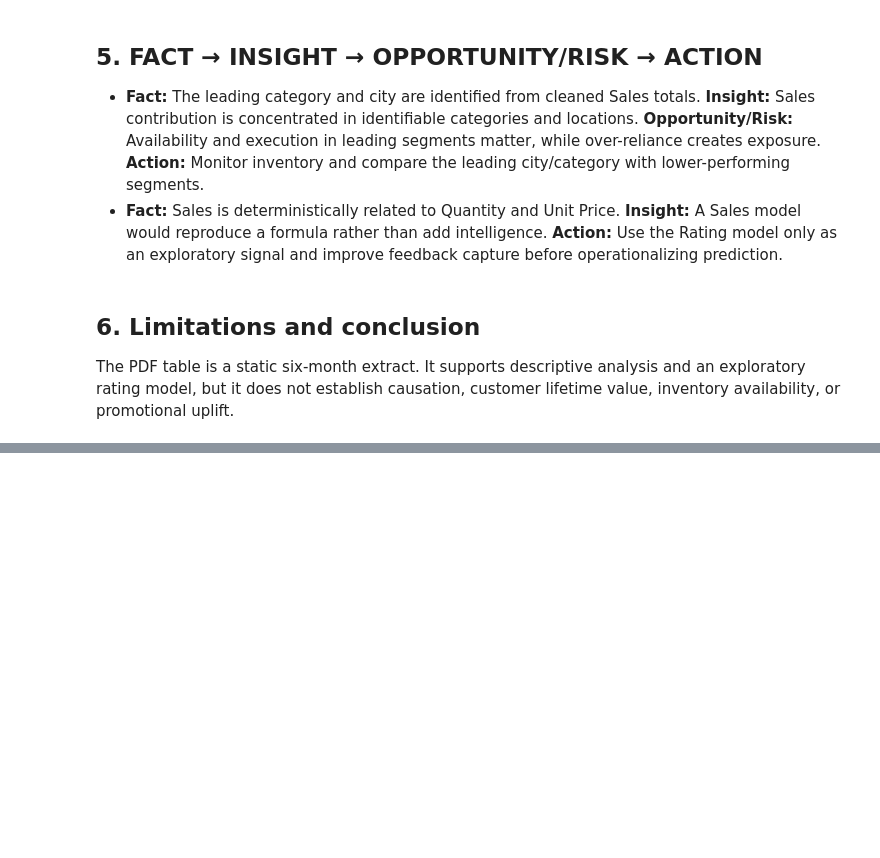
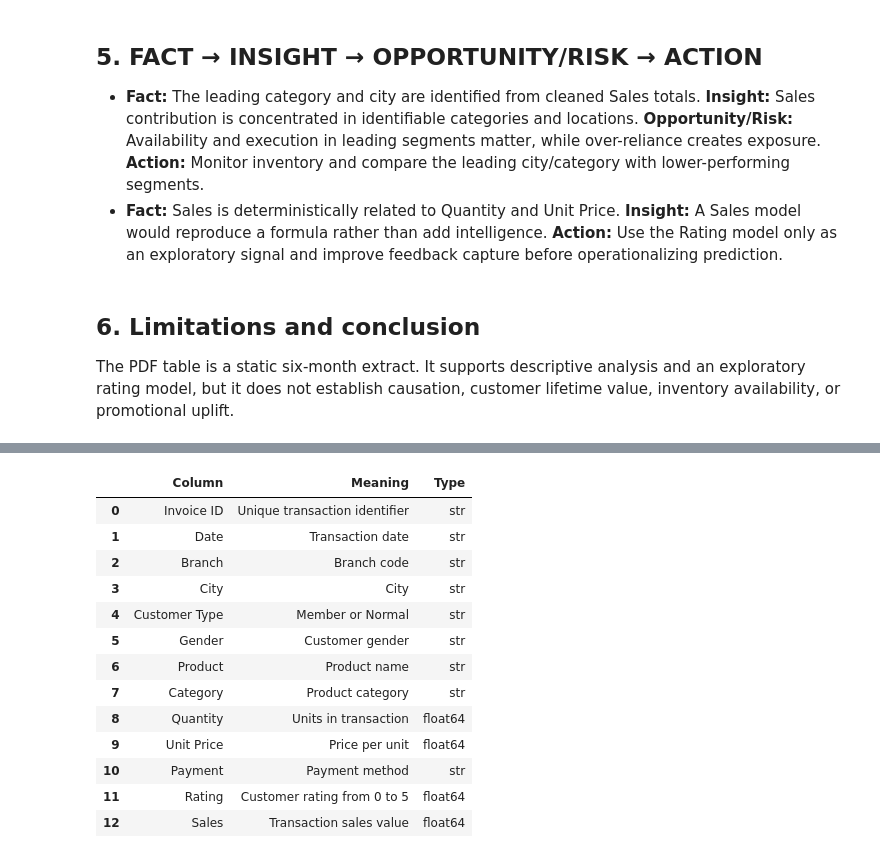
Before and after one commit to Chandhra103/SuperMarketDataAnalytics, a Jupyter notebook: SuperMarketDataAnalytics.ipynb, the cells around one changed output, grey strips where cells are left out. Cells and saved outputs as stored; diff of their text form; code cells hidden in the pictures; blank space fills up the shorter version.

```diff
--- a/SuperMarketDataAnalytics.ipynb
+++ b/SuperMarketDataAnalytics.ipynb
@@ -173,0 +186,26 @@ The PDF table is a static six-month extract. It supports descriptive analysis an
+# %%
+column_dictionary = pd.DataFrame({
+    "Column": df.columns[:13],
+    "Meaning": [
+        "Unique transaction identifier", "Transaction date", "Branch code", "City", "Member or Normal",
+        "Customer gender", "Product name", "Product category", "Units in transaction", "Price per unit",
+        "Payment method", "Customer rating from 0 to 5", "Transaction sales value"
+    ],
+    "Type": [str(df[c].dtype) for c in df.columns[:13]]
+})
+display(column_dictionary)
+# %% [output]
+|  | Column | Meaning | Type |
+| 0 | Invoice ID | Unique transaction identifier | str |
+| 1 | Date | Transaction date | str |
+| 2 | Branch | Branch code | str |
+| 3 | City | City | str |
+| 4 | Customer Type | Member or Normal | str |
+| 5 | Gender | Customer gender | str |
+| 6 | Product | Product name | str |
+| 7 | Category | Product category | str |
+| 8 | Quantity | Units in transaction | float64 |
+| 9 | Unit Price | Price per unit | float64 |
+| 10 | Payment | Payment method | str |
+| 11 | Rating | Customer rating from 0 to 5 | float64 |
+| 12 | Sales | Transaction sales value | float64 |
```
Also changed, not shown: parts of 11 cells of this notebook, 3 other files.
